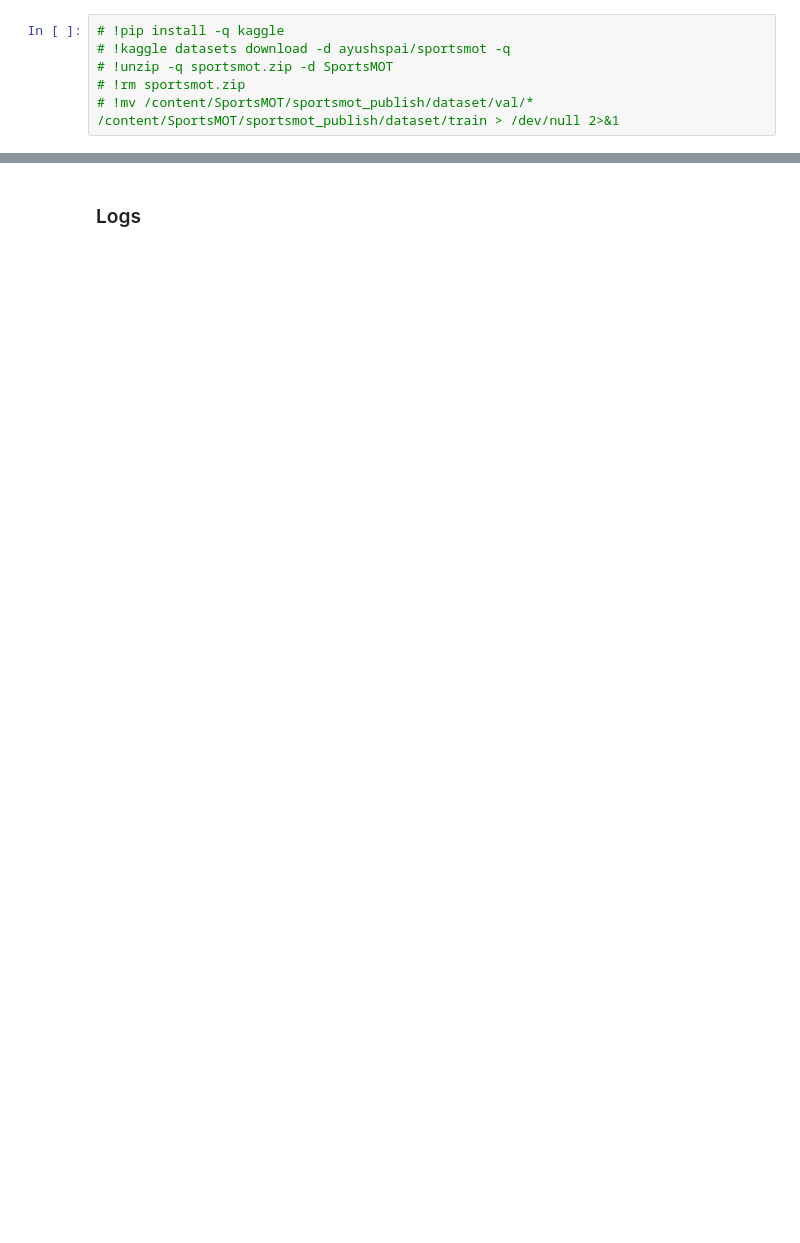
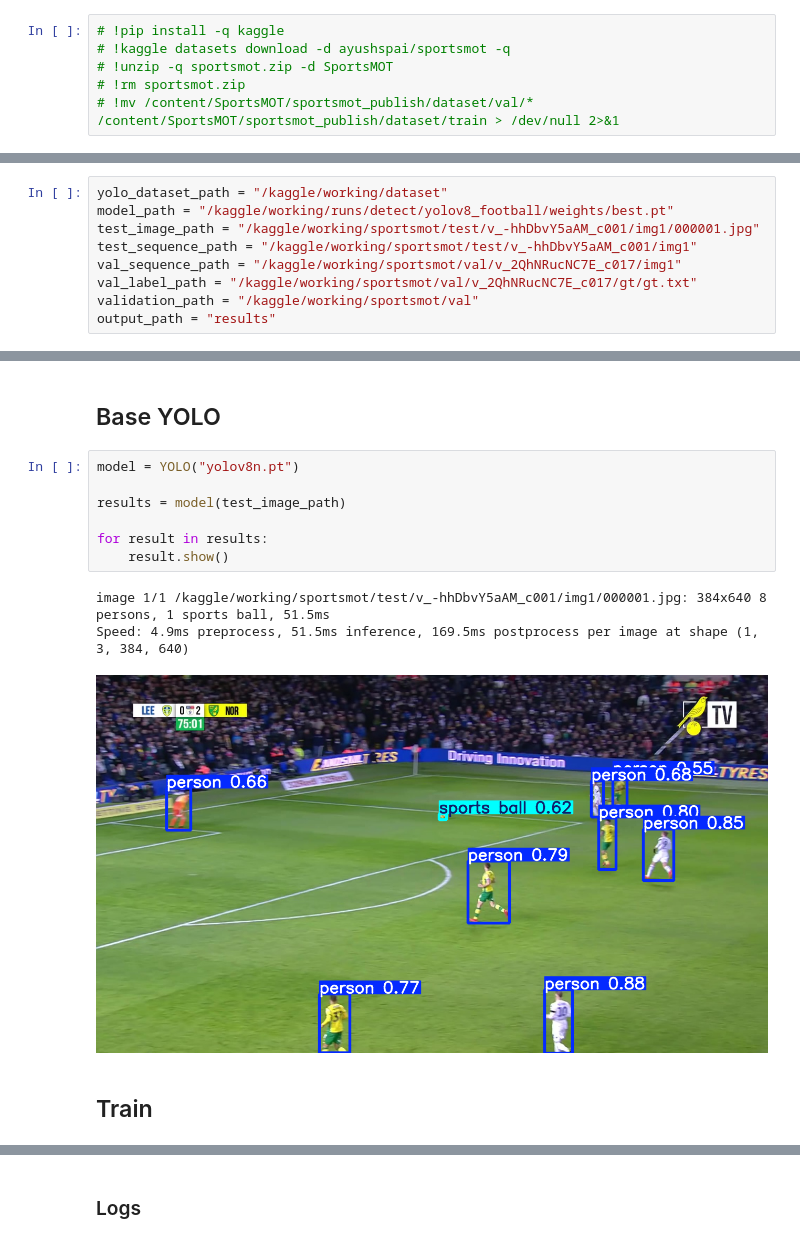
Before and after one commit to ParsaGhezelbash/Deep-Learning-Notebooks, a Jupyter notebook: Project/phase2.ipynb, the cells around one changed output, grey strips where cells are left out. Saved outputs shown, nothing was run; the diff lists cells and outputs as text; blank space fills up the shorter version.

```diff
--- a/Project/phase2.ipynb
+++ b/Project/phase2.ipynb
@@ -43 +52,10 @@ import time
+# %%
+yolo_dataset_path = "/kaggle/working/dataset"
+model_path = "/kaggle/working/runs/detect/yolov8_football/weights/best.pt"
+test_image_path = "/kaggle/working/sportsmot/test/v_-hhDbvY5aAM_c001/img1/000001.jpg"
+test_sequence_path = "/kaggle/working/sportsmot/test/v_-hhDbvY5aAM_c001/img1"
+val_sequence_path = "/kaggle/working/sportsmot/val/v_2QhNRucNC7E_c017/img1"
+val_label_path = "/kaggle/working/sportsmot/val/v_2QhNRucNC7E_c017/gt/gt.txt"
+validation_path = "/kaggle/working/sportsmot/val"
+output_path = "results"
 # %% [markdown]
@@ -150 +201,16 @@ create_yaml_file(yolo_dataset_dir, class_names)
+# %% [markdown]
+## Base YOLO
+# %%
+model = YOLO("yolov8n.pt")
+
+results = model(test_image_path)
+
+for result in results:
+    result.show()
+# %% [output]
+image 1/1 /kaggle/working/sportsmot/test/v_-hhDbvY5aAM_c001/img1/000001.jpg: 384x640 8 persons, 1 sports ball, 51.5ms
+Speed: 4.9ms preprocess, 51.5ms inference, 169.5ms postprocess per image at shape (1, 3, 384, 640)
+[figure, added]
+# %% [markdown]
+## Train
 # %%
```
Also changed, not shown: parts of 72 cells of this notebook, 1 other file.
